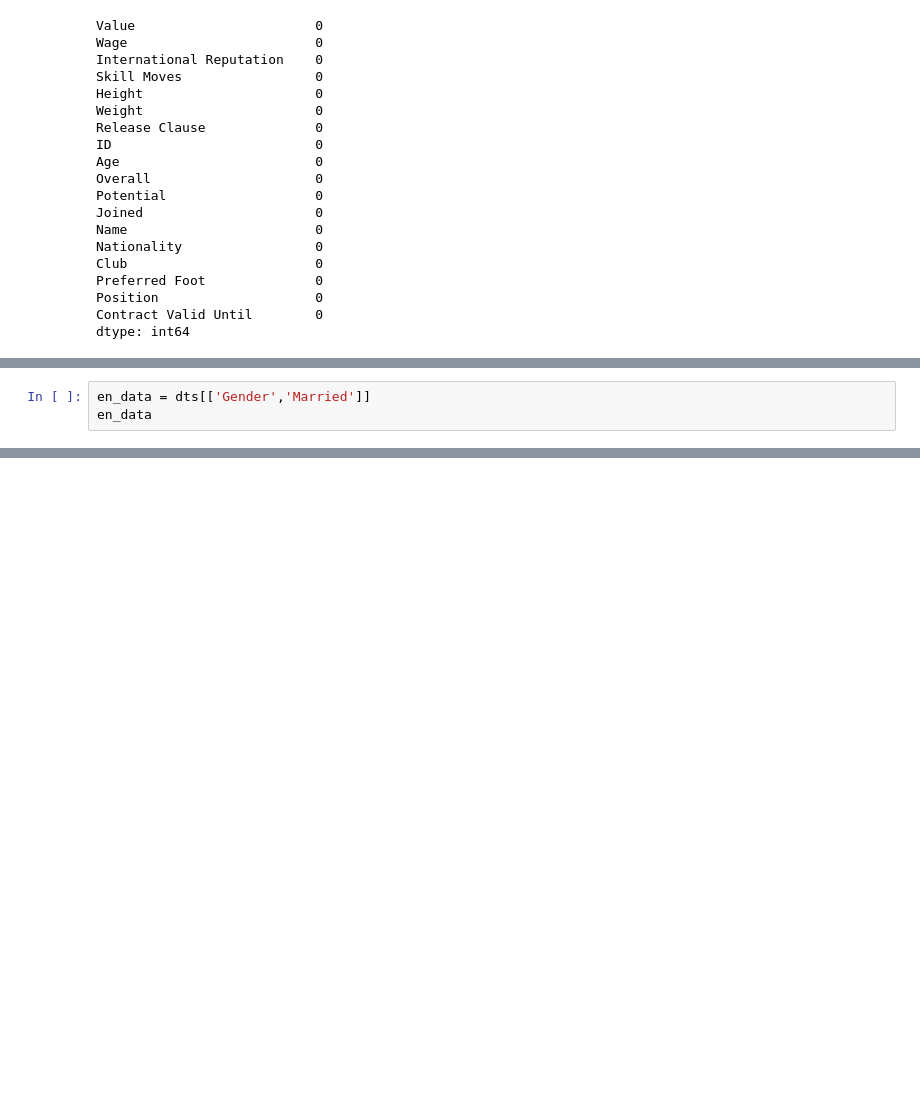
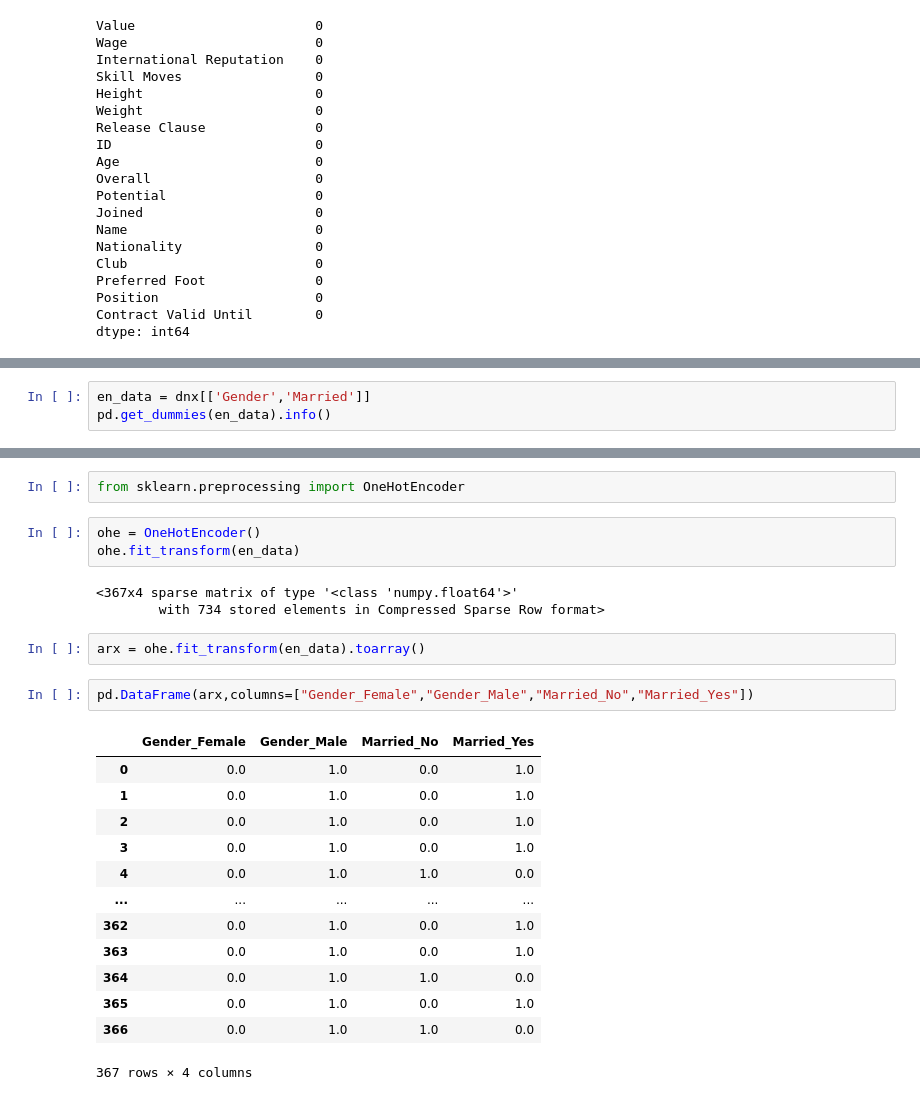
Before and after one commit to Hridayansh018/ML_Basics, a Jupyter notebook: file1.ipynb, the cells around one changed output, grey strips where cells are left out. Cells and saved outputs as stored; diff of their text form; blank space fills up the shorter version.

```diff
--- a/file1.ipynb
+++ b/file1.ipynb
@@ -187,3 +203,3 @@ dnx.head()
 # %%
-en_data = dts[['Gender','Married']]
-en_data
+en_data = dnx[['Gender','Married']]
+pd.get_dummies(en_data).info()
@@ -189,0 +234,26 @@ en_data
+# %%
+from sklearn.preprocessing import OneHotEncoder
+# %%
+ohe = OneHotEncoder()
+ohe.fit_transform(en_data)
+# %% [output]
+<367x4 sparse matrix of type '<class 'numpy.float64'>'
+        with 734 stored elements in Compressed Sparse Row format>
+# %%
+arx = ohe.fit_transform(en_data).toarray()
+# %%
+pd.DataFrame(arx,columns=["Gender_Female","Gender_Male","Married_No","Married_Yes"])
+# %% [output]
+|  | Gender_Female | Gender_Male | Married_No | Married_Yes |
+| 0 | 0.0 | 1.0 | 0.0 | 1.0 |
+| 1 | 0.0 | 1.0 | 0.0 | 1.0 |
+| 2 | 0.0 | 1.0 | 0.0 | 1.0 |
+| 3 | 0.0 | 1.0 | 0.0 | 1.0 |
+| 4 | 0.0 | 1.0 | 1.0 | 0.0 |
+| ... | ... | ... | ... | ... |
+| 362 | 0.0 | 1.0 | 0.0 | 1.0 |
+| 363 | 0.0 | 1.0 | 0.0 | 1.0 |
+| 364 | 0.0 | 1.0 | 1.0 | 0.0 |
+| 365 | 0.0 | 1.0 | 0.0 | 1.0 |
+| 366 | 0.0 | 1.0 | 1.0 | 0.0 |
+367 rows × 4 columns
```
Also changed, not shown: parts of 21 cells of this notebook.
